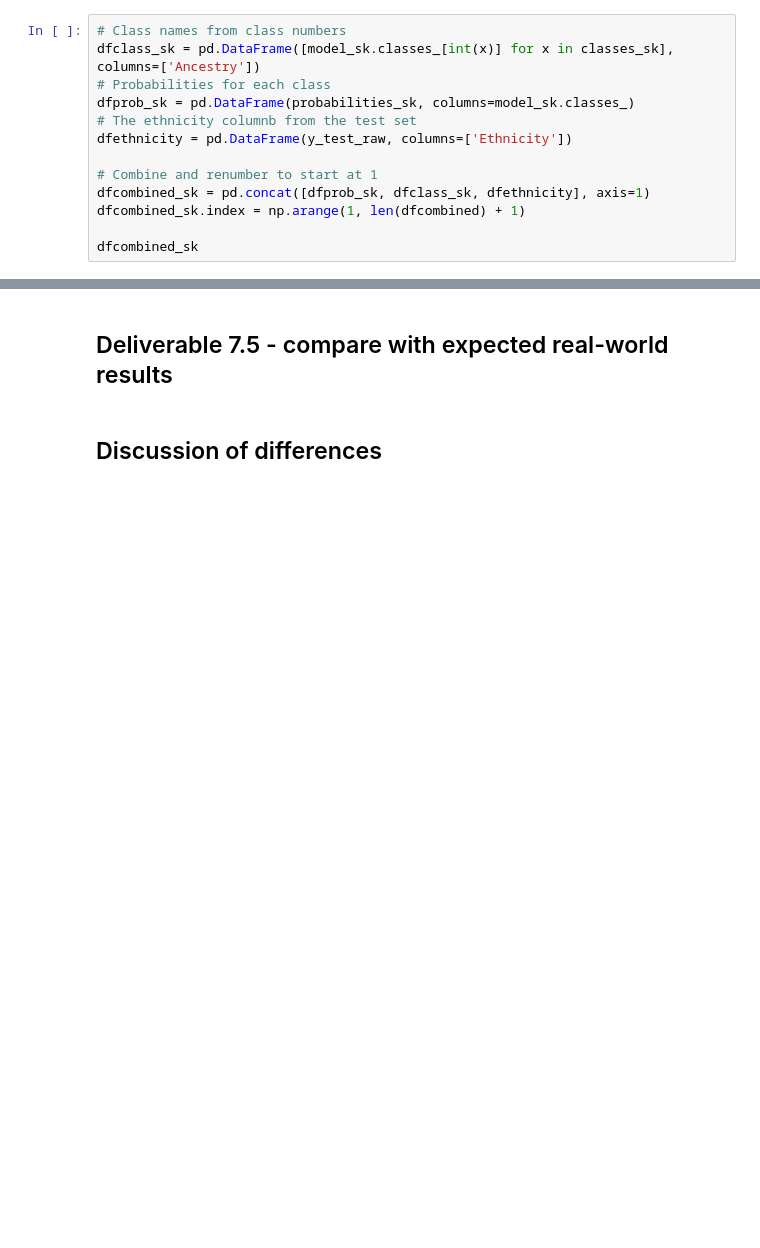
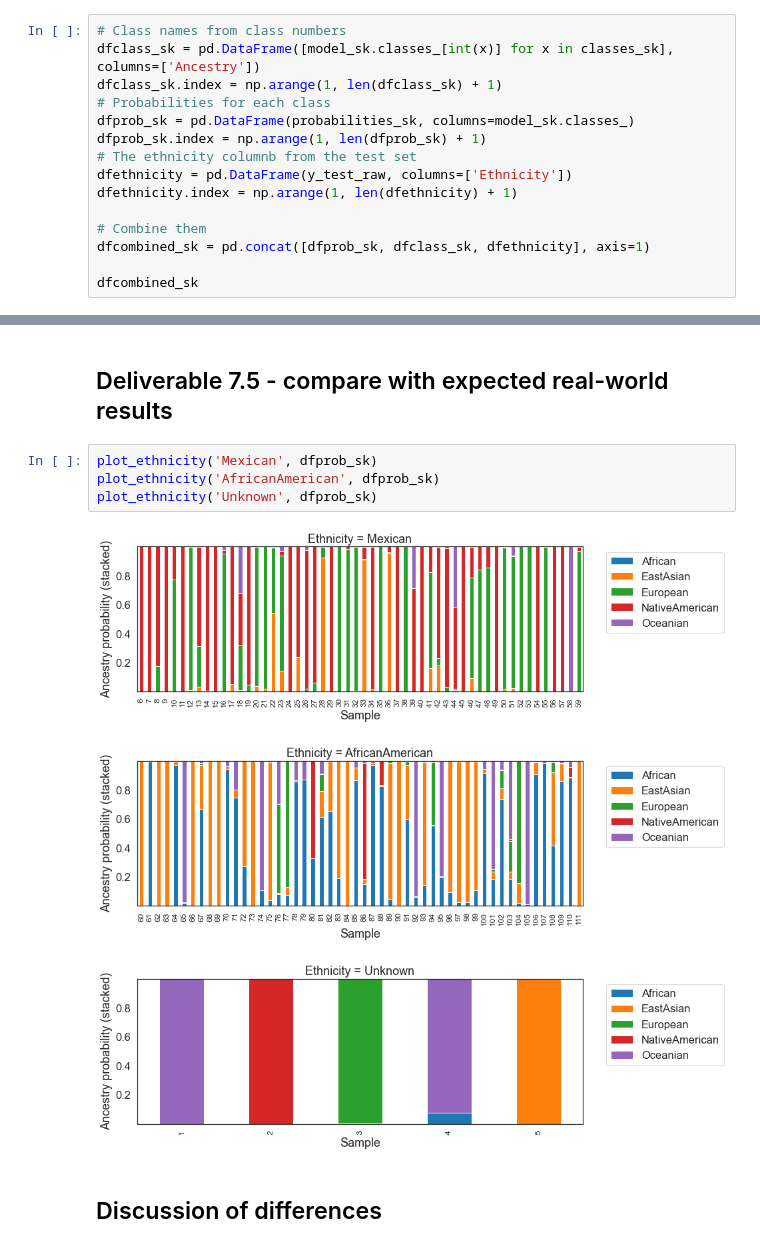
Before and after one commit to fau-masters-collected-works-cgarbin/regression-no-libraries, a Jupyter notebook: logistic_regression.ipynb, the cells around one changed output, grey strips where cells are left out. Drawn from its saved outputs; the diff is of its cells as text; blank space fills up the shorter version.

```diff
--- a/logistic_regression.ipynb
+++ b/logistic_regression.ipynb
@@ -377,14 +382,16 @@ Show class probabilities and predicted ancestry, compared with the original clas
 # %%
 # Class names from class numbers
 dfclass_sk = pd.DataFrame([model_sk.classes_[int(x)] for x in classes_sk], columns=['Ancestry'])
+dfclass_sk.index = np.arange(1, len(dfclass_sk) + 1)
 # Probabilities for each class
 dfprob_sk = pd.DataFrame(probabilities_sk, columns=model_sk.classes_)
+dfprob_sk.index = np.arange(1, len(dfprob_sk) + 1)
 # The ethnicity columnb from the test set
 dfethnicity = pd.DataFrame(y_test_raw, columns=['Ethnicity'])
+dfethnicity.index = np.arange(1, len(dfethnicity) + 1)
 
-# Combine and renumber to start at 1
+# Combine them
 dfcombined_sk = pd.concat([dfprob_sk, dfclass_sk, dfethnicity], axis=1)
-dfcombined_sk.index = np.arange(1, len(dfcombined) + 1)
 
 dfcombined_sk
 # %% [output]
@@ -407,6 +414,14 @@ dfcombined_sk
 | 111 | 0.000 | 1.000 | 0.000 | 0.000 | 0.000 | EastAsian | AfricanAmerican |
 # %% [markdown]
 ## Deliverable 7.5 - compare with expected real-world results
+# %%
+plot_ethnicity('Mexican', dfprob_sk)
+plot_ethnicity('AfricanAmerican', dfprob_sk)
+plot_ethnicity('Unknown', dfprob_sk)
+# %% [output]
+[figure, added]
+[figure, added]
+[figure, added]
 # %% [markdown]
 ## Discussion of differences
 # %% [markdown]
```
Also changed, not shown: parts of 15 cells of this notebook.
